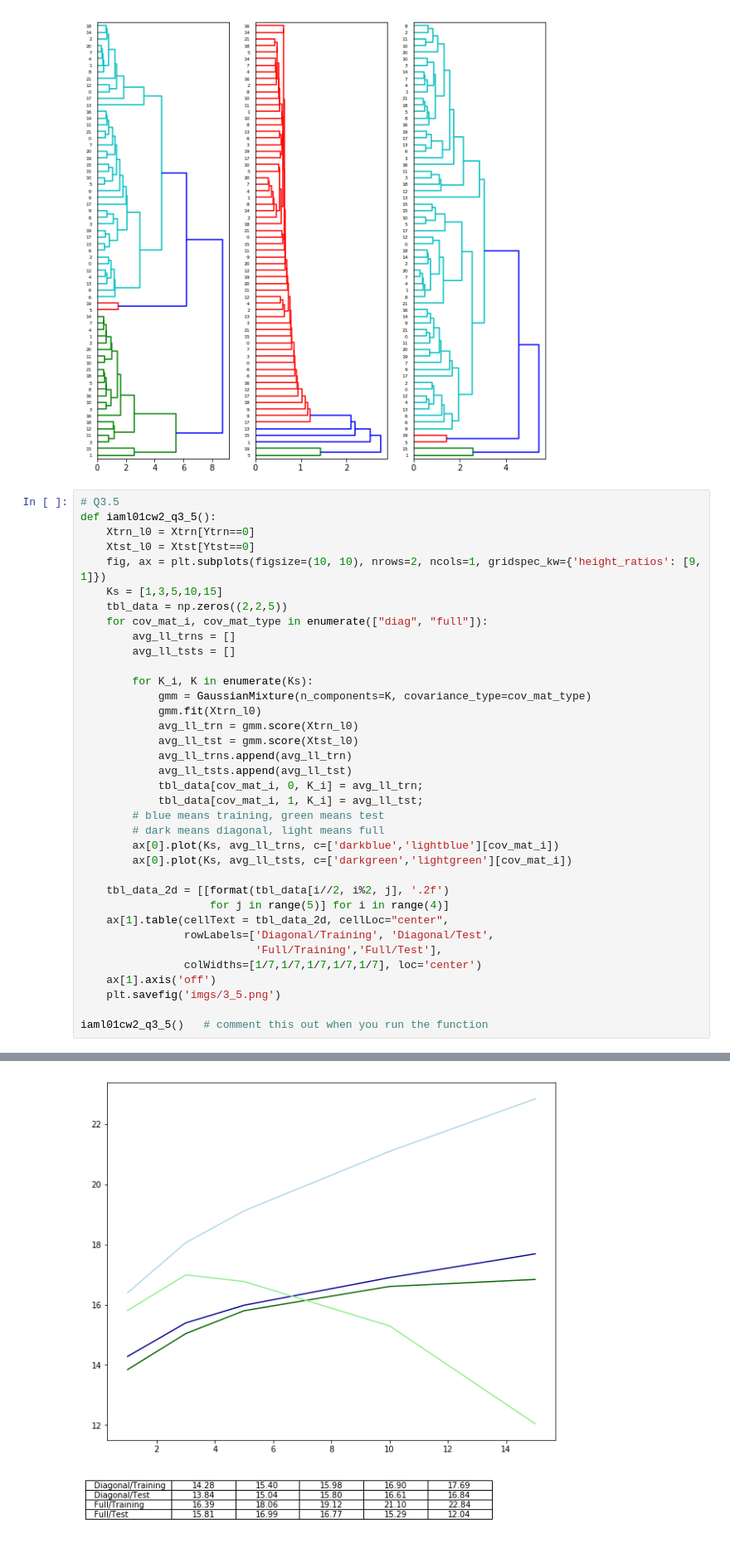
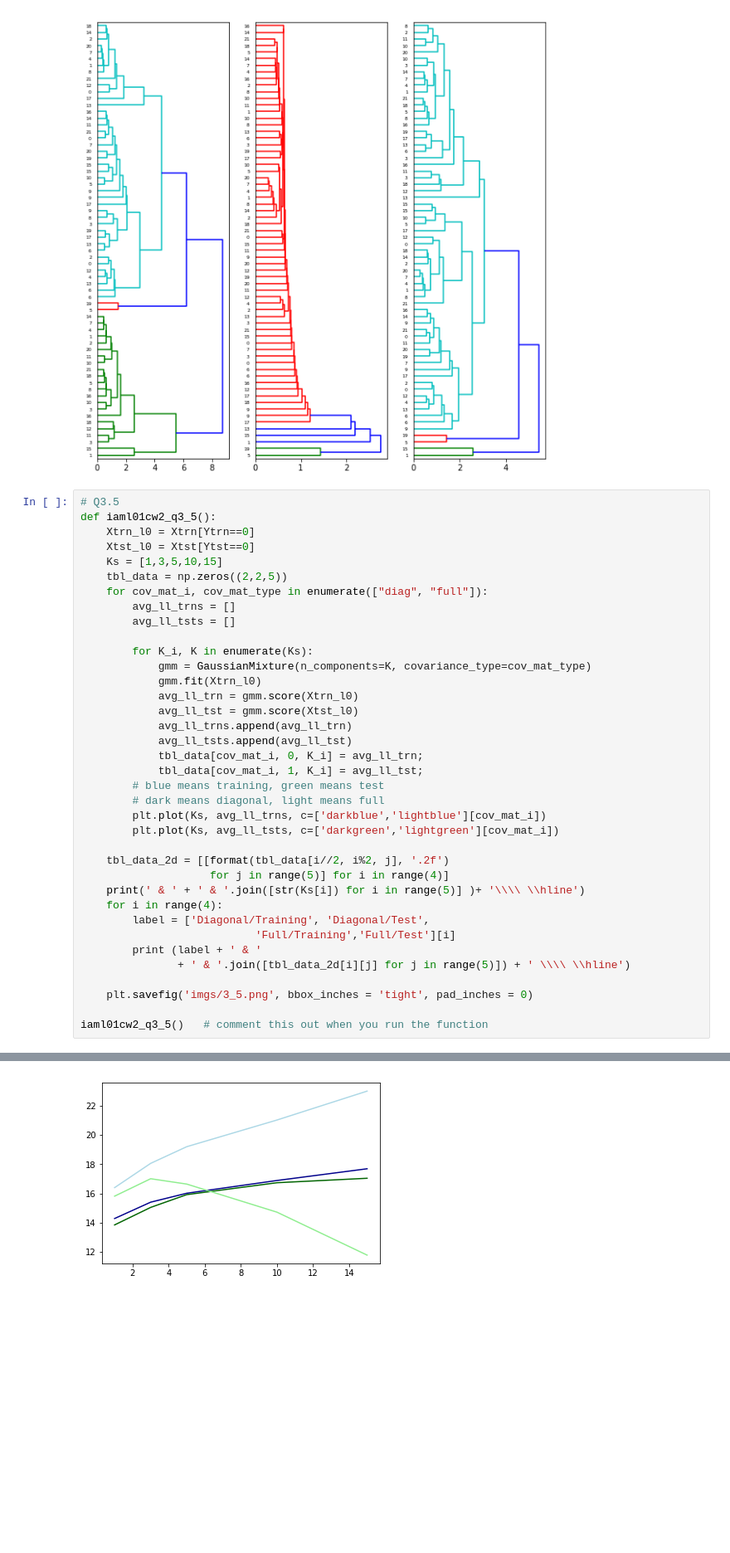
Before and after one commit to s17k/IAML_CW2, a Jupyter notebook: iaml01cw2_q3.ipynb, the cells around one changed output, grey strips where cells are left out. Shown: that part at 83% size. Cells and saved outputs as stored; diff of their text form; blank space fills up the shorter version.

```diff
--- a/iaml01cw2_q3.ipynb
+++ b/iaml01cw2_q3.ipynb
@@ -111,7 +111,6 @@ iaml01cw2_q3_4()   # comment this out when you run the function
 def iaml01cw2_q3_5():
     Xtrn_l0 = Xtrn[Ytrn==0]
     Xtst_l0 = Xtst[Ytst==0]
-    fig, ax = plt.subplots(figsize=(10, 10), nrows=2, ncols=1, gridspec_kw={'height_ratios': [9, 1]})
     Ks = [1,3,5,10,15]
     tbl_data = np.zeros((2,2,5))
     for cov_mat_i, cov_mat_type in enumerate(["diag", "full"]):
@@ -129,17 +128,19 @@ def iaml01cw2_q3_5():
             tbl_data[cov_mat_i, 1, K_i] = avg_ll_tst;
         # blue means training, green means test
         # dark means diagonal, light means full
-        ax[0].plot(Ks, avg_ll_trns, c=['darkblue','lightblue'][cov_mat_i])
-        ax[0].plot(Ks, avg_ll_tsts, c=['darkgreen','lightgreen'][cov_mat_i])
+        plt.plot(Ks, avg_ll_trns, c=['darkblue','lightblue'][cov_mat_i])
+        plt.plot(Ks, avg_ll_tsts, c=['darkgreen','lightgreen'][cov_mat_i])
 
     tbl_data_2d = [[format(tbl_data[i//2, i%2, j], '.2f')
                     for j in range(5)] for i in range(4)]
-    ax[1].table(cellText = tbl_data_2d, cellLoc="center",
-                rowLabels=['Diagonal/Training', 'Diagonal/Test',
-                           'Full/Training','Full/Test'],
-                colWidths=[1/7,1/7,1/7,1/7,1/7], loc='center')
-    ax[1].axis('off')
-    plt.savefig('imgs/3_5.png')
+    print(' & ' + ' & '.join([str(Ks[i]) for i in range(5)] )+ '\\\\ \\hline')
+    for i in range(4):
+        label = ['Diagonal/Training', 'Diagonal/Test',
+                           'Full/Training','Full/Test'][i]
+        print (label + ' & '
+               + ' & '.join([tbl_data_2d[i][j] for j in range(5)]) + ' \\\\ \\hline')
+
+    plt.savefig('imgs/3_5.png', bbox_inches = 'tight', pad_inches = 0)
 
 iaml01cw2_q3_5()   # comment this out when you run the function
 # %% [output]
@@ -146 +152 @@ iaml01cw2_q3_5()   # comment this out when you run the function
-[figure, old version]
+[figure, new version]
```
Also changed, not shown: parts of 2 cells of this notebook, 5 other files.
